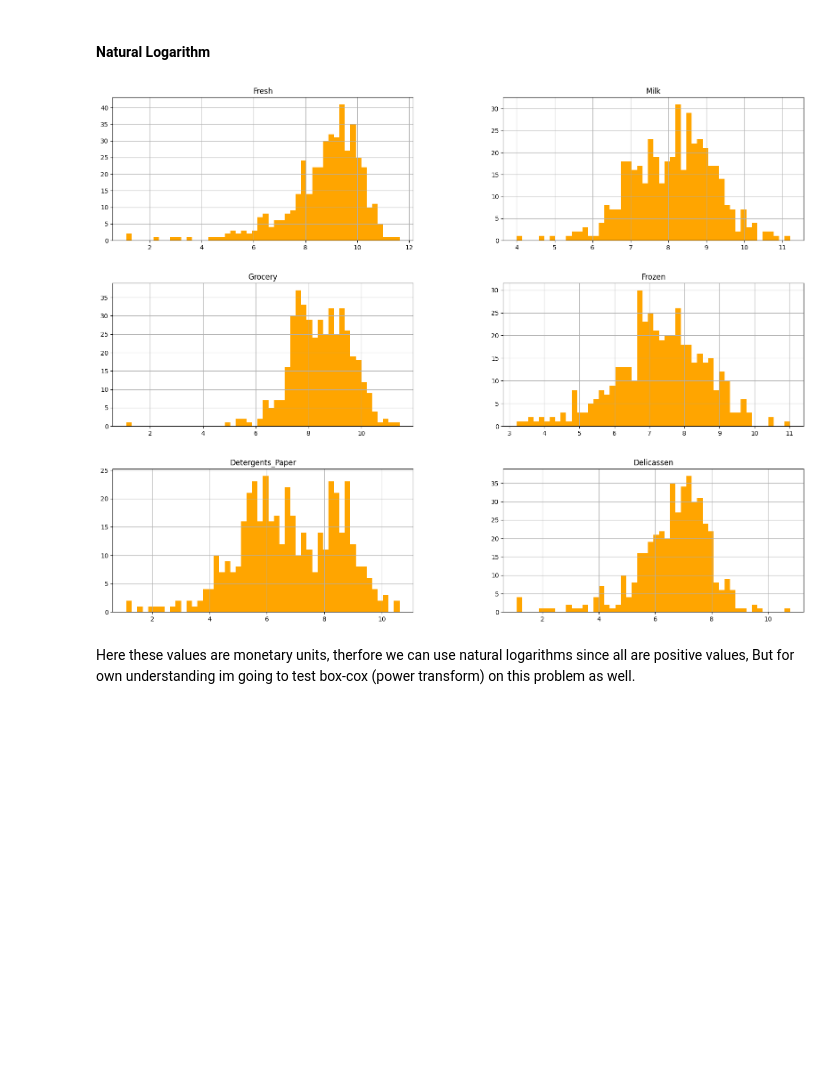
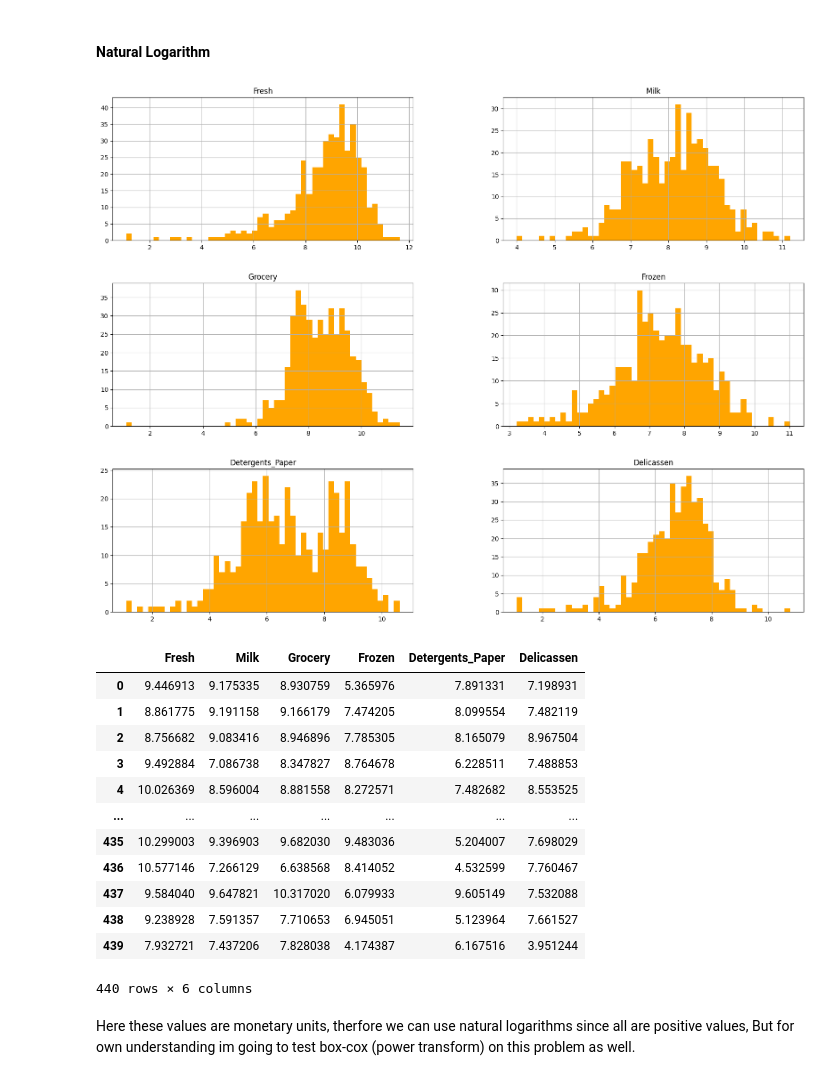
Before and after one commit to Venura-94/Mall-Customer-Segmentation, a Jupyter notebook: research/EDA.ipynb, the cells around one changed output. Drawn from its saved outputs; the diff is of its cells as text; code cells hidden in the pictures; blank space fills up the shorter version.

```diff
--- a/research/EDA.ipynb
+++ b/research/EDA.ipynb
@@ -145,14 +145,29 @@ If data is not normally distributed, especially if the mean and median vary sign
 # %%
 #Scale the data using the natural logarithm
 log_data = np.log(customer)
 
 #Scale the sample data using the natural logarithm
 log_samples = np.log(samples)
 
 log_data.hist(bins=50, figsize=(20,15), color = "orange")
 plt.show()
+
+display(log_data)
 # %% [output]
 [figure]
+|  | Fresh | Milk | Grocery | Frozen | Detergents_Paper | Delicassen |
+| 0 | 9.446913 | 9.175335 | 8.930759 | 5.365976 | 7.891331 | 7.198931 |
+| 1 | 8.861775 | 9.191158 | 9.166179 | 7.474205 | 8.099554 | 7.482119 |
+| 2 | 8.756682 | 9.083416 | 8.946896 | 7.785305 | 8.165079 | 8.967504 |
+| 3 | 9.492884 | 7.086738 | 8.347827 | 8.764678 | 6.228511 | 7.488853 |
+| 4 | 10.026369 | 8.596004 | 8.881558 | 8.272571 | 7.482682 | 8.553525 |
+| ... | ... | ... | ... | ... | ... | ... |
+| 435 | 10.299003 | 9.396903 | 9.682030 | 9.483036 | 5.204007 | 7.698029 |
+| 436 | 10.577146 | 7.266129 | 6.638568 | 8.414052 | 4.532599 | 7.760467 |
+| 437 | 9.584040 | 9.647821 | 10.317020 | 6.079933 | 9.605149 | 7.532088 |
+| 438 | 9.238928 | 7.591357 | 7.710653 | 6.945051 | 5.123964 | 7.661527 |
+| 439 | 7.932721 | 7.437206 | 7.828038 | 4.174387 | 6.167516 | 3.951244 |
+440 rows × 6 columns
 # %% [markdown]
 Here these values are monetary units, therfore we can use natural logarithms since all are positive values, But for own understanding im going to test box-cox (power transform) on this problem as well.
 # %% [markdown]
```
Also changed, not shown: parts of 15 cells of this notebook, 1 other file.
